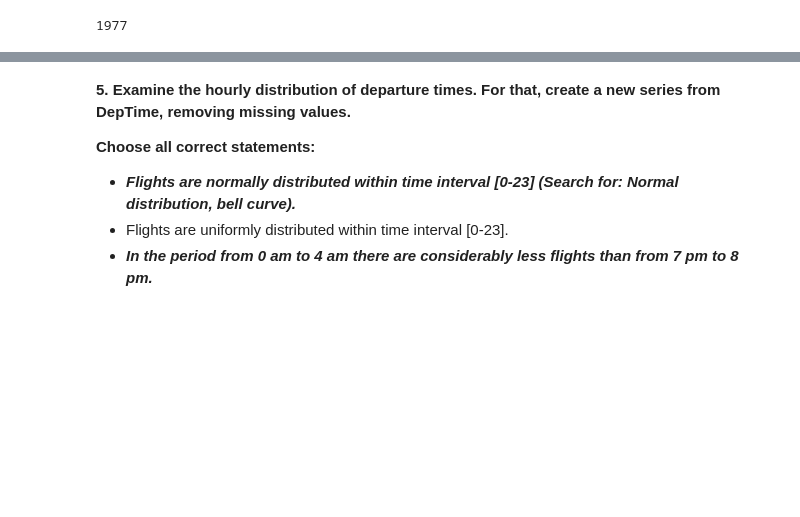
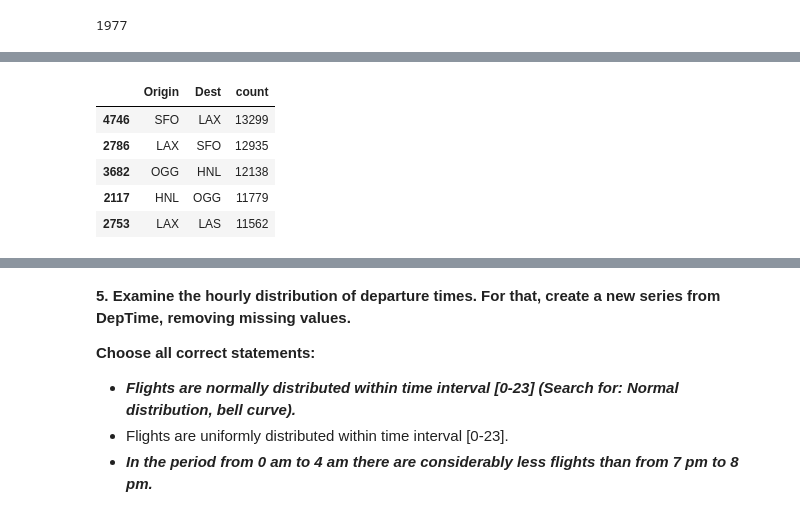
Before and after one commit to JacksonIsaac/colab_notebooks, a Jupyter notebook: [mlcourse_ai]assignment2_USA_flights.ipynb, the cells around one changed output, grey strips where cells are left out. Drawn from its saved outputs; the diff is of its cells as text; code cells hidden in the pictures; blank space fills up the shorter version.

```diff
--- a/[mlcourse_ai]assignment2_USA_flights.ipynb
+++ b/[mlcourse_ai]assignment2_USA_flights.ipynb
@@ -416,0 +444,9 @@ flight_delay_top_5['count'].sum()
+# %%
+pd.DataFrame({'count' : flights_df.groupby(['Origin', 'Dest'])['DepDelay'].count()}).reset_index().sort_values(by='count', ascending=False).iloc[:5]
+# %% [output]
+|  | Origin | Dest | count |
+| 4746 | SFO | LAX | 13299 |
+| 2786 | LAX | SFO | 12935 |
+| 3682 | OGG | HNL | 12138 |
+| 2117 | HNL | OGG | 11779 |
+| 2753 | LAX | LAS | 11562 |
```
Also changed, not shown: parts of 22 cells of this notebook.
